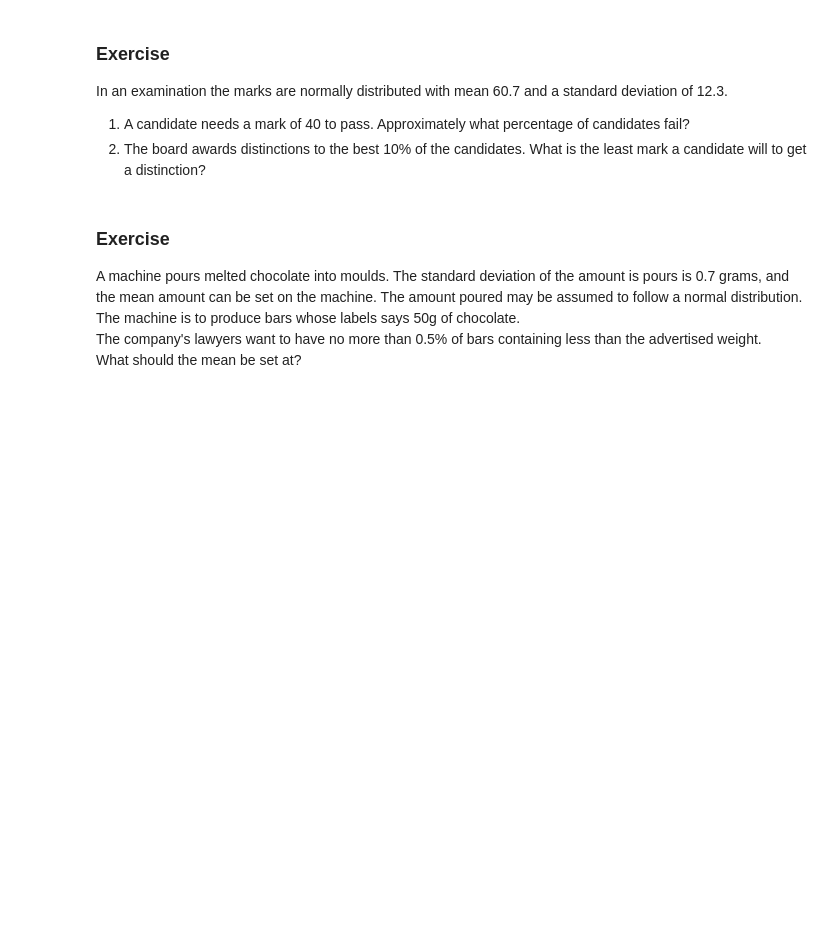
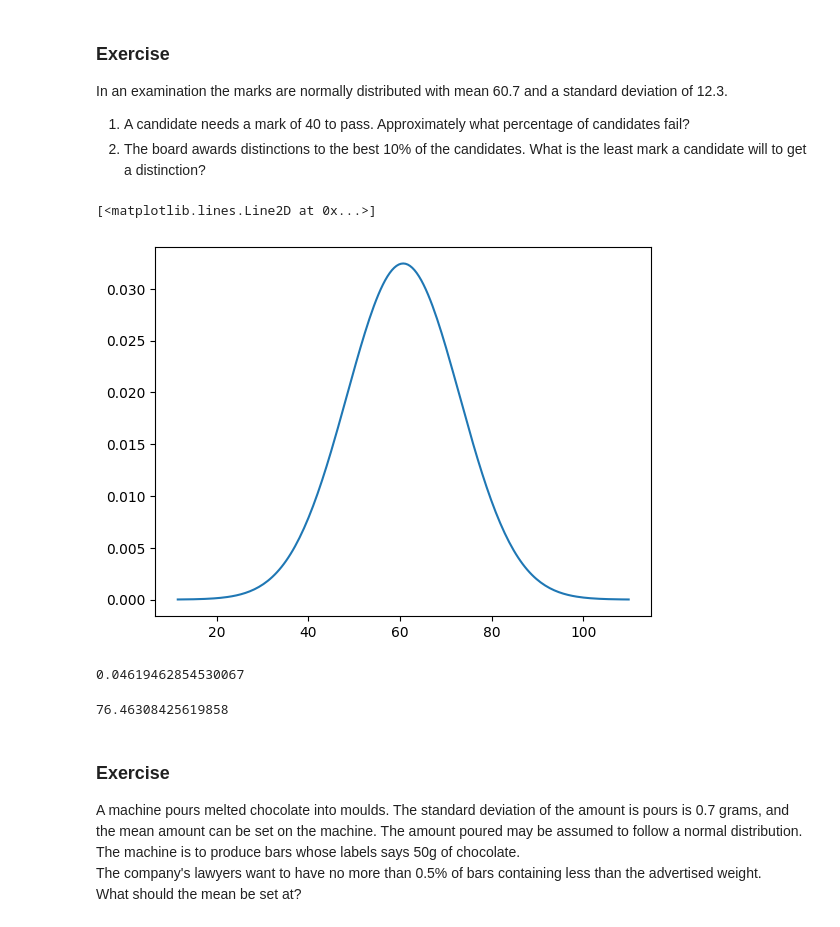
Before and after one commit to nealjoos/dsai-labs, a Jupyter notebook: 3-central-limit-testing/demo-3.01-probability.ipynb, the cells around one changed output. Drawn from its saved outputs; the diff is of its cells as text; code cells hidden in the pictures; blank space fills up the shorter version.

```diff
--- a/3-central-limit-testing/demo-3.01-probability.ipynb
+++ b/3-central-limit-testing/demo-3.01-probability.ipynb
@@ -906,6 +1013,25 @@ In an examination the marks are normally distributed with mean 60.7 and a standa
 
 1. A candidate needs a mark of 40 to pass. Approximately what percentage of candidates fail?
 2. The board awards distinctions to the best 10% of the candidates. What is the least mark a candidate will to get a distinction?
+# %%
+mu = 60.7
+sigma = 12.3
+x = np.linspace(mu - 4 * sigma, mu + 4 * sigma, num=201)
+y = stats.norm.pdf(x, mu, sigma)
+plt.plot(x, y)
+# %% [output]
+[<matplotlib.lines.Line2D at 0x...>]
+[figure, added]
+# %%
+# 1
+stats.norm.cdf(40, loc=mu, scale=sigma)
+# %% [output]
+0.04619462854530067
+# %%
+# 2
+stats.norm.isf(0.1, loc=mu, scale=sigma)
+# %% [output]
+76.46308425619858
 # %% [markdown]
 ### Exercise
 
```
Also changed, not shown: parts of 21 cells of this notebook, 6 other files.
